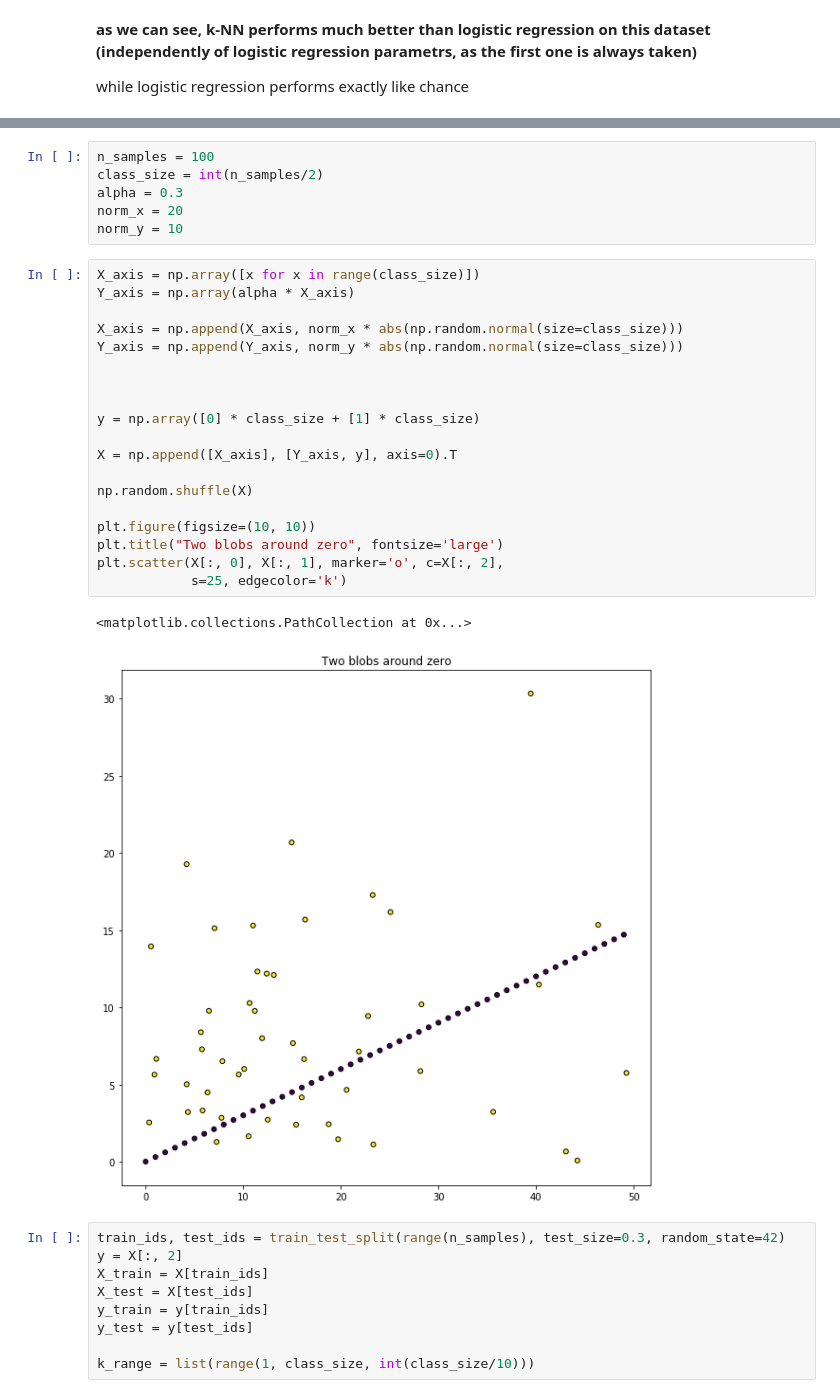
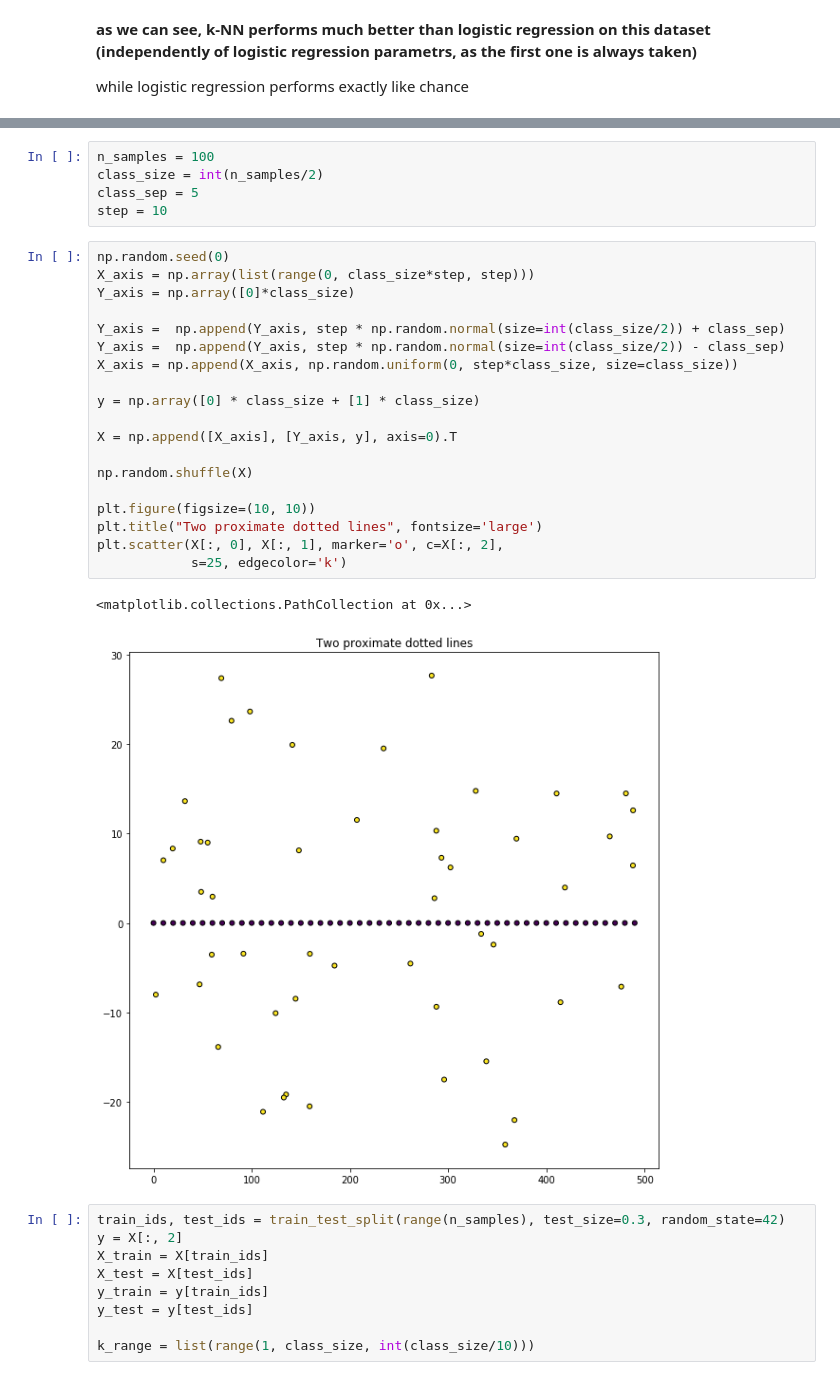
Before and after one commit to flying-bear/kompluxternaya, a Jupyter notebook: assignment_2.ipynb, the cells around one changed output, grey strips where cells are left out. Saved outputs shown, nothing was run; the diff lists cells and outputs as text.

```diff
--- a/assignment_2.ipynb
+++ b/assignment_2.ipynb
@@ -185,31 +201,30 @@ Let us violate the second assumption, but not the first, so that cosine k-NN out
 # %%
 n_samples = 100
 class_size = int(n_samples/2)
-alpha = 0.3
-norm_x = 20
-norm_y = 10
+class_sep = 5
+step = 10
 # %%
-X_axis = np.array([x for x in range(class_size)])
-Y_axis = np.array(alpha * X_axis)
+np.random.seed(0)
+X_axis = np.array(list(range(0, class_size*step, step)))
+Y_axis = np.array([0]*class_size)
 
-X_axis = np.append(X_axis, norm_x * abs(np.random.normal(size=class_size)))
-Y_axis = np.append(Y_axis, norm_y * abs(np.random.normal(size=class_size)))
-
-
+Y_axis =  np.append(Y_axis, step * np.random.normal(size=int(class_size/2)) + class_sep)
+Y_axis =  np.append(Y_axis, step * np.random.normal(size=int(class_size/2)) - class_sep)
+X_axis = np.append(X_axis, np.random.uniform(0, step*class_size, size=class_size))
 
 y = np.array([0] * class_size + [1] * class_size)
 
 X = np.append([X_axis], [Y_axis, y], axis=0).T
 
 np.random.shuffle(X)
 
 plt.figure(figsize=(10, 10))
-plt.title("Two blobs around zero", fontsize='large')
+plt.title("Two proximate dotted lines", fontsize='large')
 plt.scatter(X[:, 0], X[:, 1], marker='o', c=X[:, 2],
             s=25, edgecolor='k')
 # %% [output]
 <matplotlib.collections.PathCollection at 0x...>
-[figure, old version]
+[figure, new version]
 # %%
 train_ids, test_ids = train_test_split(range(n_samples), test_size=0.3, random_state=42)
 y = X[:, 2]
```
Also changed, not shown: parts of 13 cells of this notebook.
